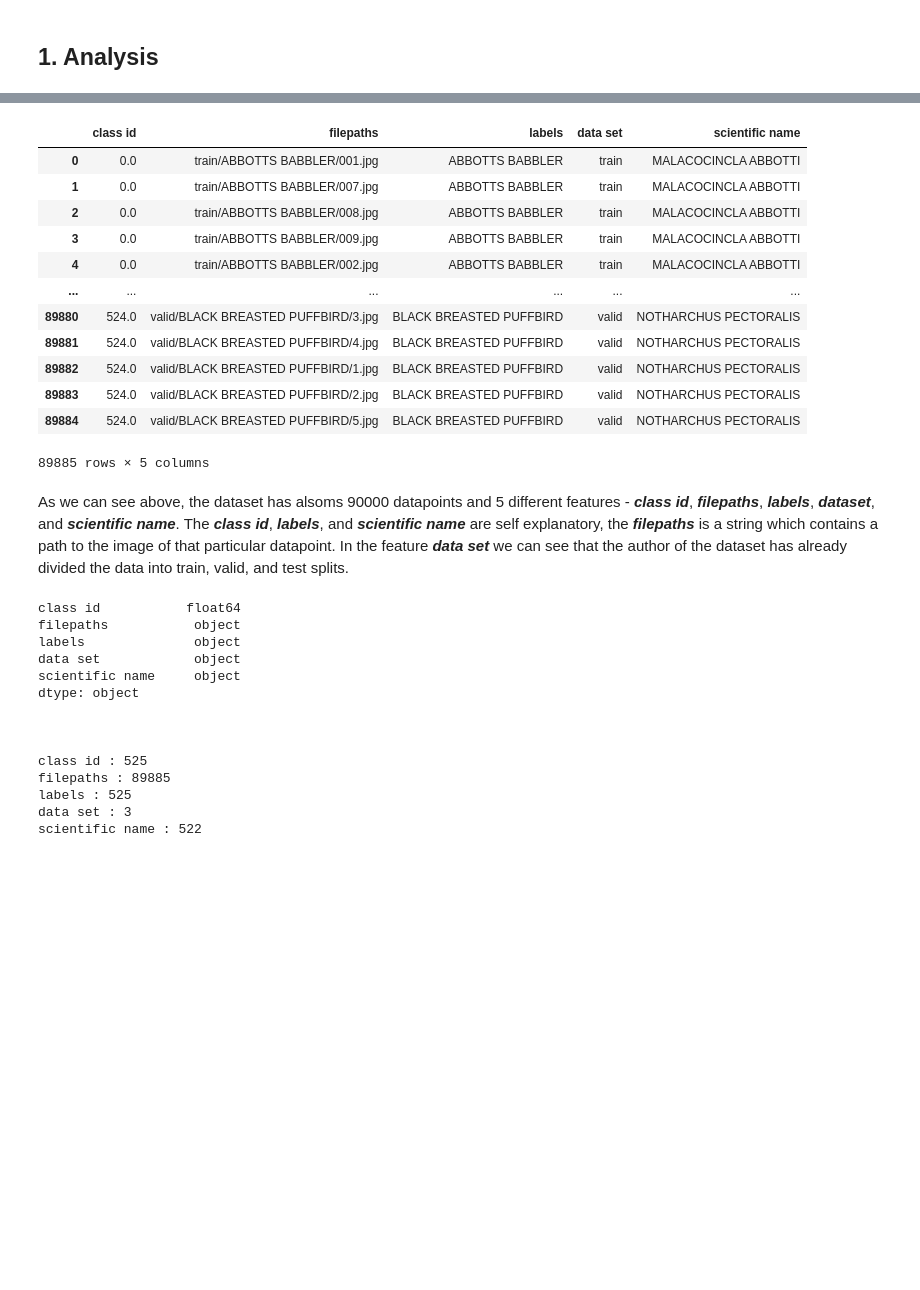
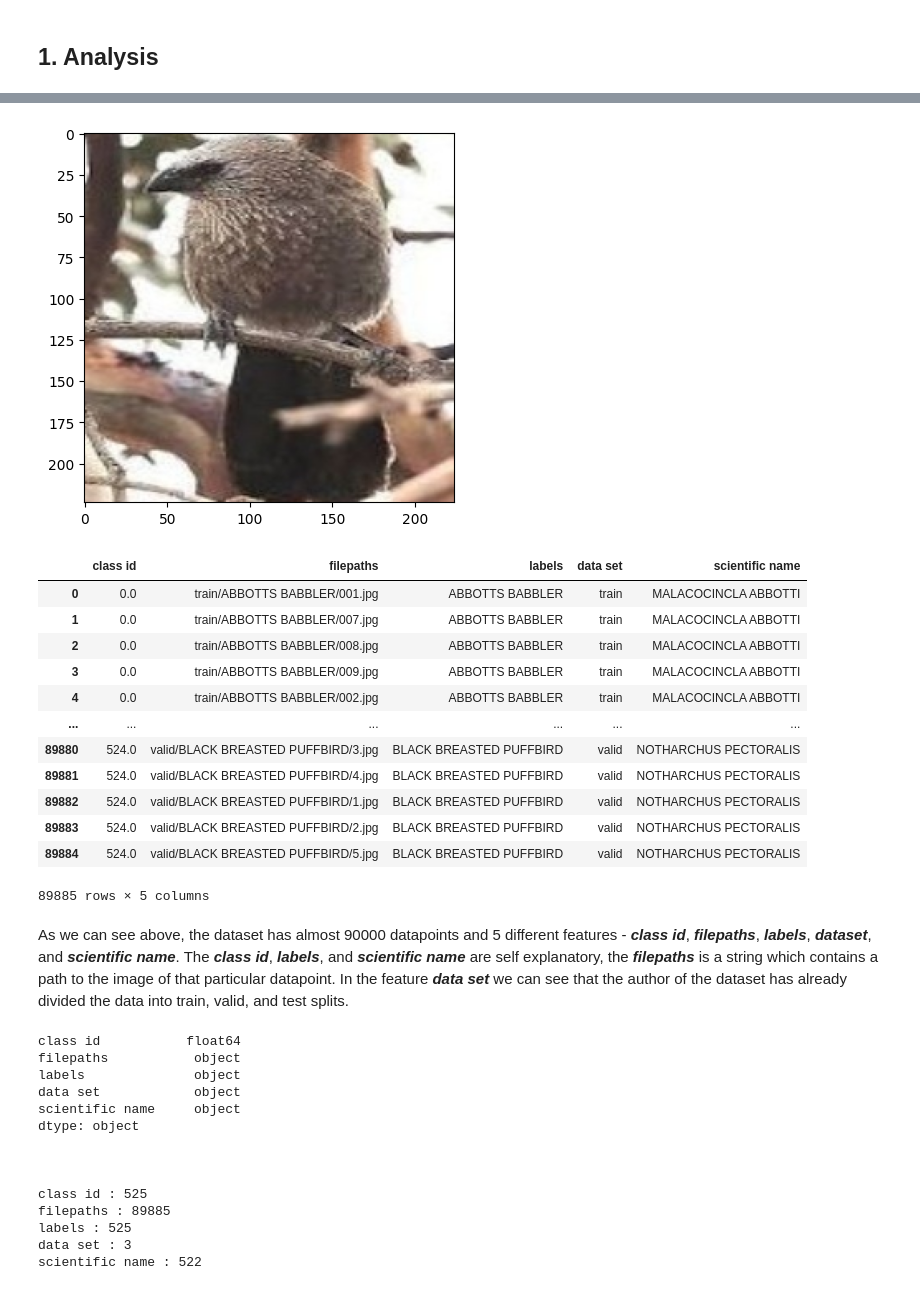
Before and after one commit to MAL-flowdemort/FeatherVision, a Jupyter notebook: FeatherVision.ipynb, the cells around one changed output, grey strips where cells are left out. Saved outputs shown, nothing was run; the diff lists cells and outputs as text; code cells hidden in the pictures; blank space fills up the shorter version.

Commit message:
data preparation WIP

```diff
--- a/FeatherVision.ipynb
+++ b/FeatherVision.ipynb
@@ -73,10 +81,21 @@ As mentioned earlier, the dataset contains almost 85K good quality images.
 # %%
 import pandas as pd
+import matplotlib.pyplot as plt
+from PIL import Image
 
 rawData = pd.read_csv('./archive_exploration/birds.csv')
 
+base_path = './archive_exploration/'
+
+img_path = base_path + rawData.loc[5325, 'filepaths']
+
+img = Image.open(img_path)
+plt.imshow(img)
+plt.show()
+
 display(rawData)
 # %% [output]
+[figure, added]
 |  | class id | filepaths | labels | data set | scientific name |
 | 0 | 0.0 | train/ABBOTTS BABBLER/001.jpg | ABBOTTS BABBLER | train | MALACOCINCLA ABBOTTI |
 | 1 | 0.0 | train/ABBOTTS BABBLER/007.jpg | ABBOTTS BABBLER | train | MALACOCINCLA ABBOTTI |
@@ -96,7 +115,7 @@ display(rawData)
 		line-height: 180%;
 	}
 </style>
-<p>As we can see above, the dataset has alsoms 90000 datapoints and 5 different features - <b><i>class id</i></b>, <b><i>filepaths</i></b>, <b><i>labels</i></b>, <b><i>dataset</i></b>, and <b><i>scientific name</i></b>. The <b><i>class id</i></b>, <b><i>labels</i></b>, and <b><i>scientific name</i></b> are self explanatory, the <b><i>filepaths</i></b> is a string which contains a path to the image of that particular datapoint. In the feature  <b><i>data set</i></b> we can see that the author of the dataset has already divided the data into train, valid, and test splits. </p>
+<p>As we can see above, the dataset has almost 90000 datapoints and 5 different features - <b><i>class id</i></b>, <b><i>filepaths</i></b>, <b><i>labels</i></b>, <b><i>dataset</i></b>, and <b><i>scientific name</i></b>. The <b><i>class id</i></b>, <b><i>labels</i></b>, and <b><i>scientific name</i></b> are self explanatory, the <b><i>filepaths</i></b> is a string which contains a path to the image of that particular datapoint. In the feature  <b><i>data set</i></b> we can see that the author of the dataset has already divided the data into train, valid, and test splits. </p>
 # %%
 #Check the feature's data types
 print(rawData.dtypes)
```
Also changed, not shown: parts of 13 cells of this notebook.
